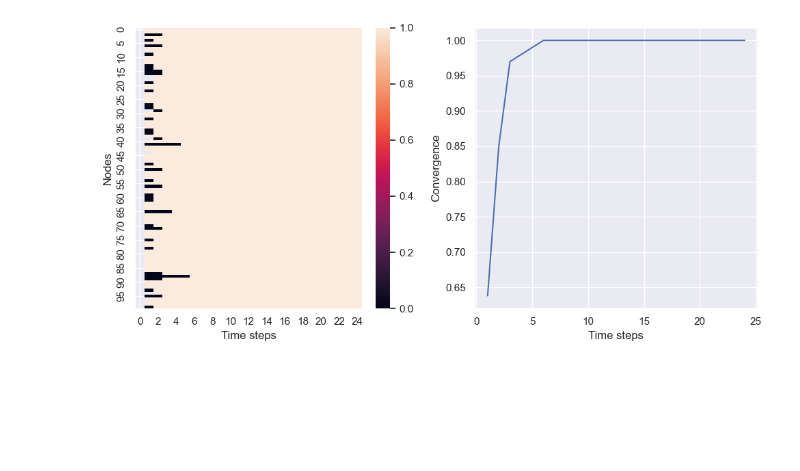
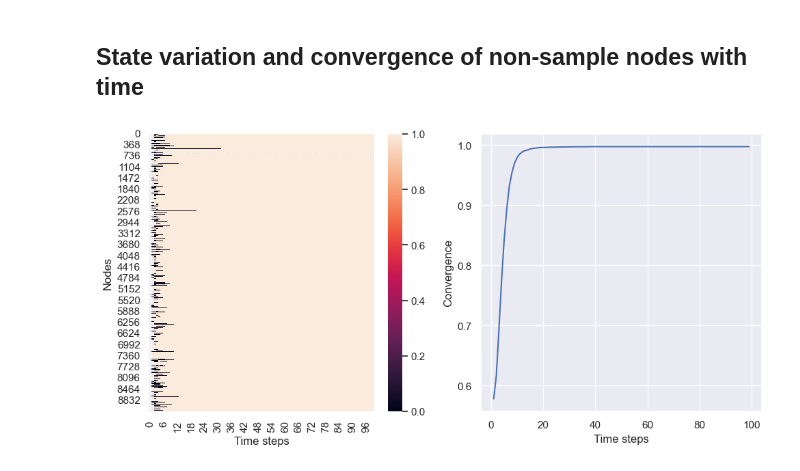
Before and after one commit to dineshpinto/synchronous-gossip-protocol, a Jupyter notebook: synchronous_gossip.ipynb, the cells around one changed output. Cells and saved outputs as stored; diff of their text form; code cells hidden in the pictures; blank space fills up the shorter version.

```diff
--- a/synchronous_gossip.ipynb
+++ b/synchronous_gossip.ipynb
@@ -7,12 +10,16 @@ import matplotlib.pyplot as plt
 sns.set_theme()
 # %%
-num_non_sample_nodes = 100
-num_honest_sample_nodes = 20
-num_adversarial_sample_nodes = 10
-time_steps = 25
-num_connected_nodes = 10
+total_nodes = 10000
+frac_honest_sample = 0.05
+frac_adversarial_sample = 0.03
+
+num_honest_sample_nodes = int(frac_honest_sample * total_nodes)
+num_adversarial_sample_nodes = int(frac_adversarial_sample * total_nodes)
+num_non_sample_nodes = total_nodes - (num_honest_sample_nodes + num_adversarial_sample_nodes)
+time_steps = 100
+num_connected_nodes = 7
 # %%
-states = run(
+states = generate_nodes_and_run_stf(
     num_non_sample_nodes=num_non_sample_nodes,
     num_honest_sample_nodes=num_honest_sample_nodes,
     num_adversarial_sample_nodes=num_adversarial_sample_nodes,
@@ -21,3 +28,4 @@ states = run(
 )
 # %%
 df = pd.DataFrame(states).T
+df = df[df.columns].astype(float)
@@ -24,13 +51,15 @@ df = pd.DataFrame(states).T
+# %% [markdown]
+## State variation and convergence of non-sample nodes with time
 # %%
 fig, (ax, ax1) = plt.subplots(ncols=2, figsize=(10, 5))
 
-sns.heatmap(df, ax=ax)
+sns.heatmap(df[:num_non_sample_nodes - 1], ax=ax)
 ax.set_xlabel("Time steps")
 ax.set_ylabel("Nodes")
 
-sns.lineplot(df.mean(axis=0), ax=ax1)
+sns.lineplot(df[:num_non_sample_nodes - 1].mean(axis=0), ax=ax1)
 ax1.set_xlabel("Time steps")
 ax1.set_ylabel("Convergence")
 fig.tight_layout()
 # %% [output]
-[figure, old version]
+[figure, new version]
```
Also changed, not shown: parts of 13 cells of this notebook.
